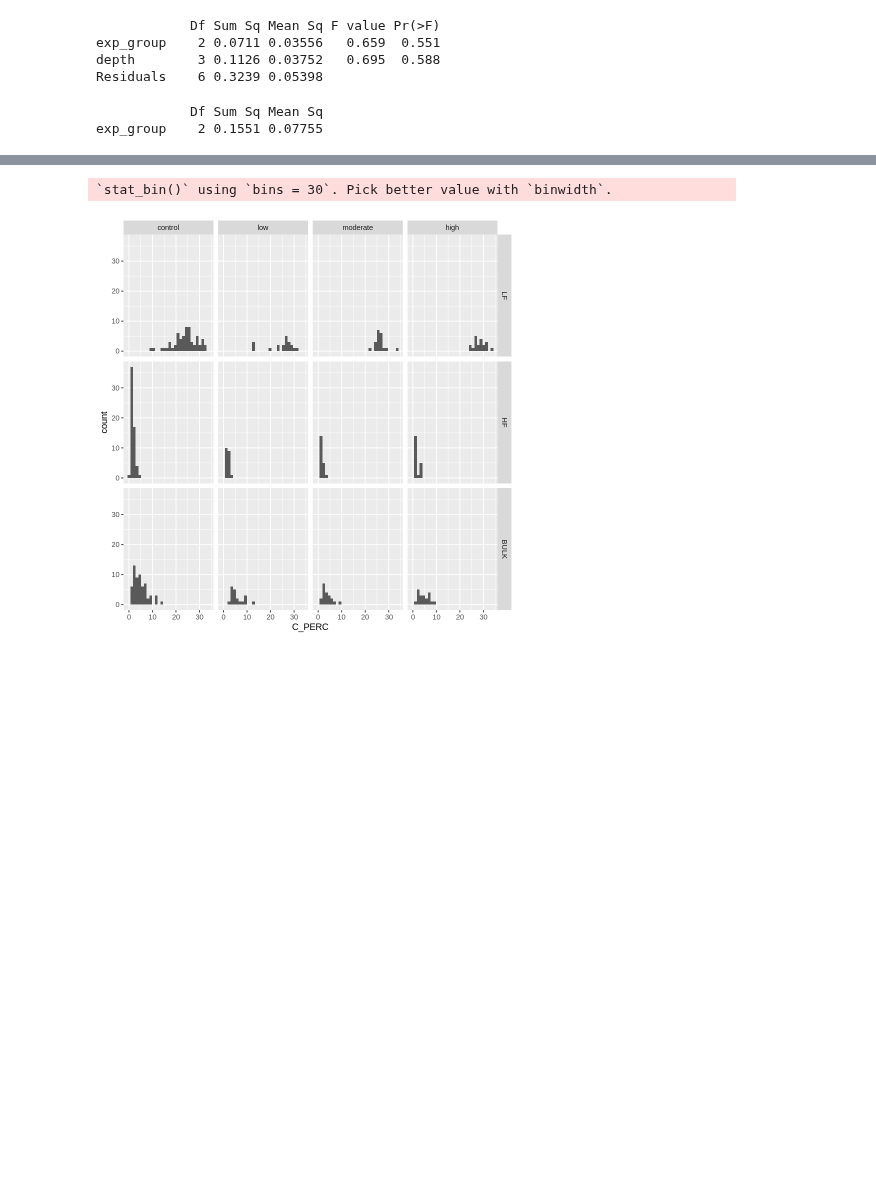
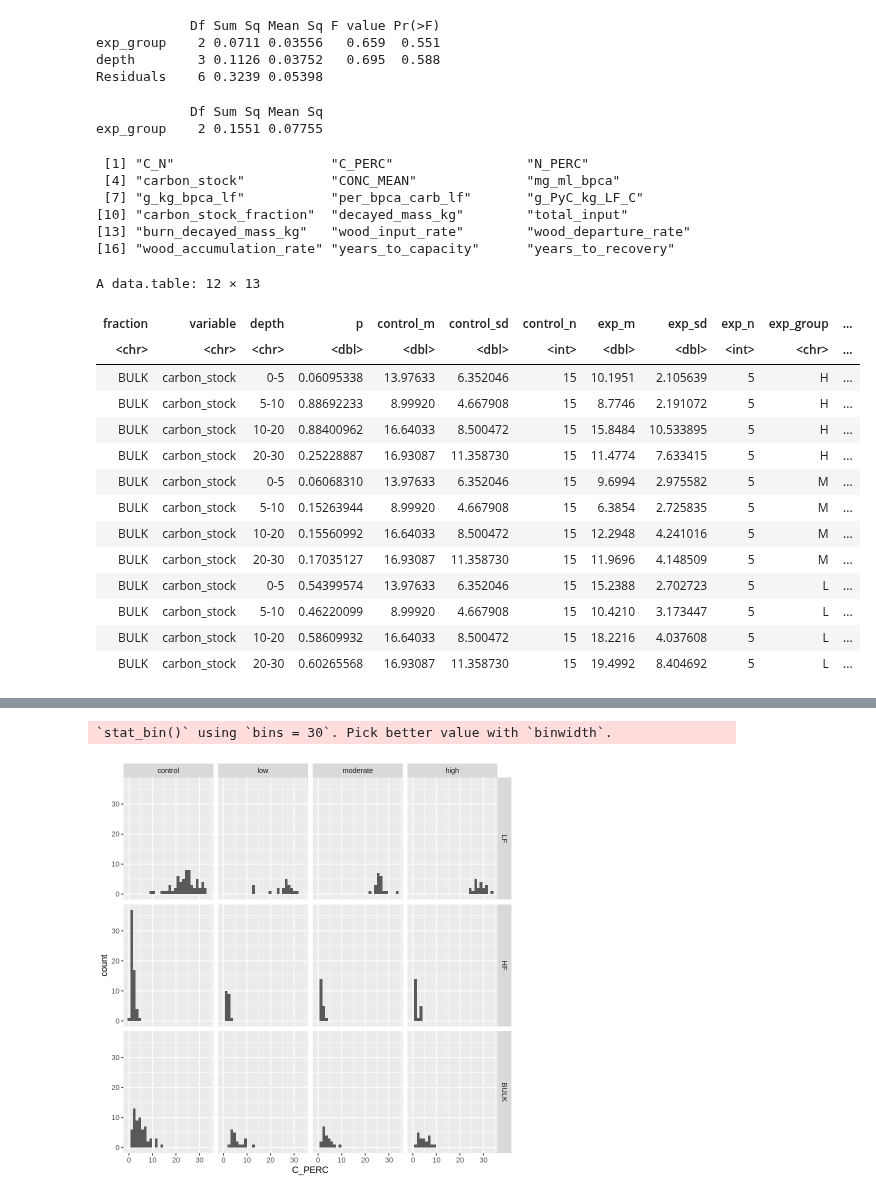
Before and after one commit to hayleypc/BPCA_HFF, a Jupyter notebook: BPCA_analysis_plotting.ipynb, the cells around one changed output, grey strips where cells are left out. Saved outputs shown, nothing was run; the diff lists cells and outputs as text; code cells hidden in the pictures; blank space fills up the shorter version.

```diff
--- a/BPCA_analysis_plotting.ipynb
+++ b/BPCA_analysis_plotting.ipynb
@@ -595,3 +595,30 @@ depth        3 0.1126 0.03752   0.695  0.588
 Residuals    6 0.3239 0.05398
             Df Sum Sq Mean Sq
 exp_group    2 0.1551 0.07755
+# %%
+t_tests_dt$variable %>% unique
+# %% [output]
+ [1] "C_N"                    "C_PERC"                 "N_PERC"
+ [4] "carbon_stock"           "CONC_MEAN"              "mg_ml_bpca"
+ [7] "g_kg_bpca_lf"           "per_bpca_carb_lf"       "g_PyC_kg_LF_C"
+[10] "carbon_stock_fraction"  "decayed_mass_kg"        "total_input"
+[13] "burn_decayed_mass_kg"   "wood_input_rate"        "wood_departure_rate"
+[16] "wood_accumulation_rate" "years_to_capacity"      "years_to_recovery"
+# %%
+t_tests_dt[fraction=='BULK' &variable=='carbon_stock']
+# %% [output]
+A data.table: 12 × 13
+| fraction | variable | depth | p | control_m | control_sd | control_n | exp_m | exp_sd | exp_n | exp_group | ... |
+| <chr> | <chr> | <chr> | <dbl> | <dbl> | <dbl> | <int> | <dbl> | <dbl> | <int> | <chr> | ... |
+| BULK | carbon_stock | 0-5 | 0.06095338 | 13.97633 | 6.352046 | 15 | 10.1951 | 2.105639 | 5 | H | ... |
+| BULK | carbon_stock | 5-10 | 0.88692233 | 8.99920 | 4.667908 | 15 | 8.7746 | 2.191072 | 5 | H | ... |
+| BULK | carbon_stock | 10-20 | 0.88400962 | 16.64033 | 8.500472 | 15 | 15.8484 | 10.533895 | 5 | H | ... |
+| BULK | carbon_stock | 20-30 | 0.25228887 | 16.93087 | 11.358730 | 15 | 11.4774 | 7.633415 | 5 | H | ... |
+| BULK | carbon_stock | 0-5 | 0.06068310 | 13.97633 | 6.352046 | 15 | 9.6994 | 2.975582 | 5 | M | ... |
+| BULK | carbon_stock | 5-10 | 0.15263944 | 8.99920 | 4.667908 | 15 | 6.3854 | 2.725835 | 5 | M | ... |
+| BULK | carbon_stock | 10-20 | 0.15560992 | 16.64033 | 8.500472 | 15 | 12.2948 | 4.241016 | 5 | M | ... |
+| BULK | carbon_stock | 20-30 | 0.17035127 | 16.93087 | 11.358730 | 15 | 11.9696 | 4.148509 | 5 | M | ... |
+| BULK | carbon_stock | 0-5 | 0.54399574 | 13.97633 | 6.352046 | 15 | 15.2388 | 2.702723 | 5 | L | ... |
+| BULK | carbon_stock | 5-10 | 0.46220099 | 8.99920 | 4.667908 | 15 | 10.4210 | 3.173447 | 5 | L | ... |
+| BULK | carbon_stock | 10-20 | 0.58609932 | 16.64033 | 8.500472 | 15 | 18.2216 | 4.037608 | 5 | L | ... |
+| BULK | carbon_stock | 20-30 | 0.60265568 | 16.93087 | 11.358730 | 15 | 19.4992 | 8.404692 | 5 | L | ... |
```
Also changed, not shown: parts of 2 cells of this notebook.
